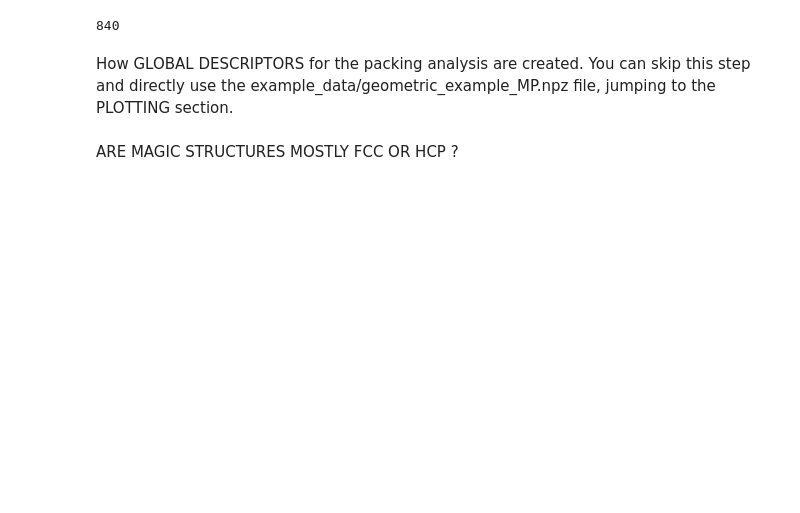
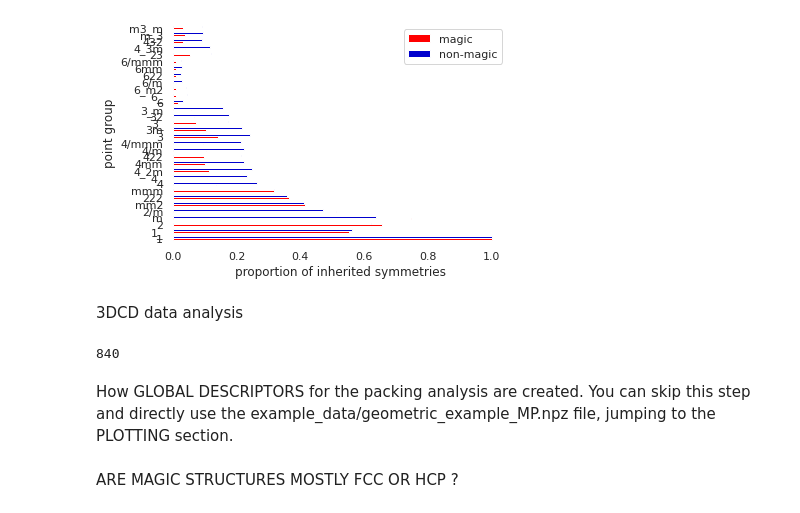
Before and after one commit to epfl-theos/r4-project, a Jupyter notebook: src/2.Global geometric descriptors.ipynb, the cells around one changed output. Cells and saved outputs as stored; diff of their text form; code cells hidden in the pictures; blank space fills up the shorter version.

Commit message:
last changes to run all notebooks automatically and reproduce all figures

```diff
--- a/src/2.Global geometric descriptors.ipynb
+++ b/src/2.Global geometric descriptors.ipynb
@@ -20,0 +59,39 @@ sns.set_palette(sns.color_palette(c))
+# %%
+my_frames=ase.io.read(DATA_3DCD.structures, index=':')
+sg_list=[]
+pg_list=[]
+for j in range(len(my_frames)):
+    frame=my_frames[j]
+    sg=ase.spacegroup.get_spacegroup(frame, symprec=1e-05)
+    sg=sg.no
+    sg_list.append(sg)
+    sp_group=point_group(sg)
+    pg_list.append(pg)
+# %%
+df['point_group']= pg_list
+m=df.loc[df['magic'] == 1]
+nm=df.loc[df['magic'] == 0]
+# %%
+pg_list_order=['1', '1_','2','m','2/m',
+               'mm2','222',  'mmm',
+               '4', '4_',  '4_2m','4mm', '422', '4/m','4/mmm',
+               '3', '3m', '3_','32', '3_m','6', '6_',
+                '6_m2',  '6/m','622','6mm',  '6/mmm',
+                '23',   '4_3m', '432', 'm_3', 'm3_m']
+
+"""Using function in modules.ipynb to produce inherited symmetry - problem with 432 group """
+
+inh_symm_m=inh_symm(m['point_group'])
+inh_symm_whole=inh_symm(df['point_group'])
+inh_symm_nm=inh_symm(nm['point_group'])
+
+inh_symm_m=inh_symm_m.reindex(pg_list_order)
+inh_symm_nm=inh_symm_nm.reindex(pg_list_order)
+inh_symm_whole=inh_symm_whole.reindex(pg_list_order)
+
+inh_symm_m=inh_symm_m/inh_symm_m.loc['1']
+inh_symm_nm=inh_symm_nm/inh_symm_nm.loc['1']
+# %%
+inh_symm_m.columns = ['magic']
+inh_symm_m['non-magic']=inh_symm_nm['point_group']
+inh_symm_m
@@ -21 +116,10 @@ sns.set_palette(sns.color_palette(c))
+# %%
+fig=inh_symm_m.plot.barh(color={"magic": "red", "non-magic": "mediumblue"})
+plt.ylabel('point group')
+plt.xlabel('proportion of inherited symmetries')
+sns.despine(left=True, bottom=True)
+# %% [output]
+[figure, added]
+# %% [markdown]
+3DCD data analysis
 # %%
```
Also changed, not shown: parts of 16 cells of this notebook, 9 other files.
